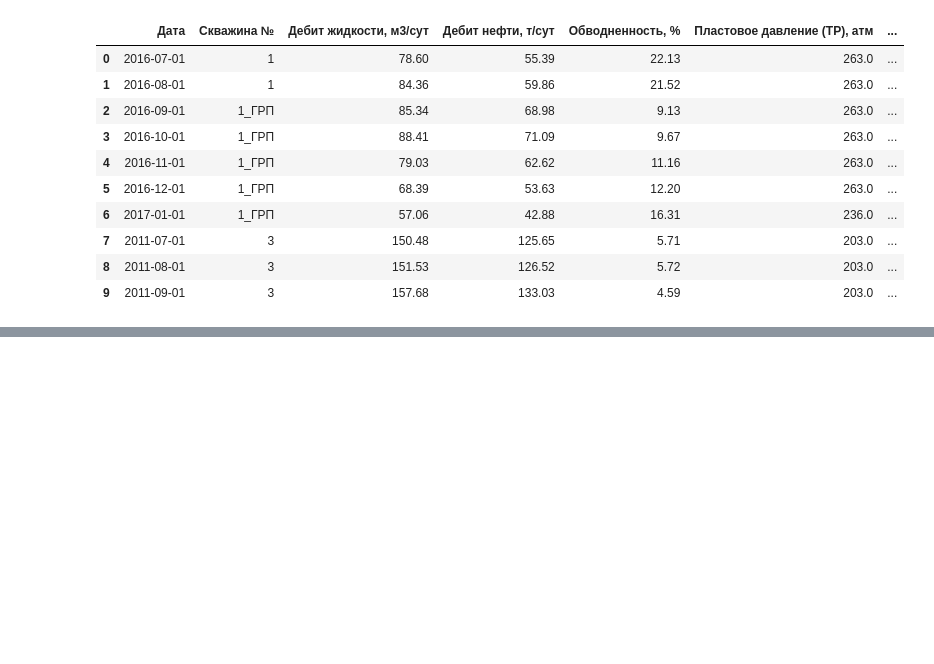
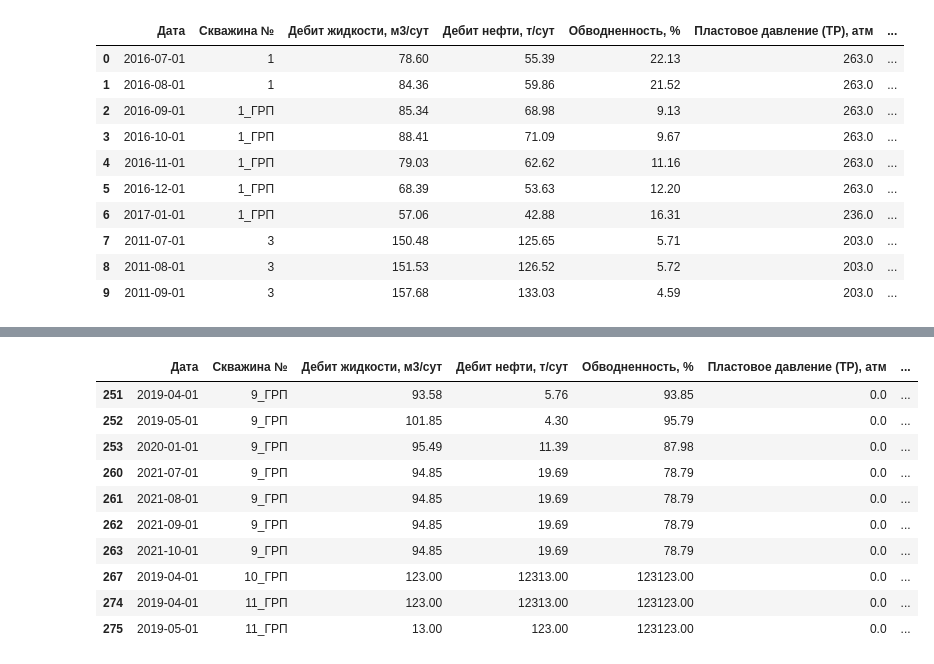
Before and after one commit to lybmvvs/gazpromapp, a Jupyter notebook: app_gazprom_func.ipynb, the cells around one changed output, grey strips where cells are left out. Saved outputs shown, nothing was run; the diff lists cells and outputs as text; code cells hidden in the pictures; blank space fills up the shorter version.

```diff
--- a/app_gazprom_func.ipynb
+++ b/app_gazprom_func.ipynb
@@ -182,0 +183,19 @@ dummy
+# %%
+dummy_2 = dummy.drop(dummy[dummy['Пластовое давление (ТР), атм'] != 0].index)
+#dummy_2 = dummy_2.drop(dummy_2[dummy_2['Забойное давление (ТР), атм'] != 0].index)
+#dummy_2= dummy_2.groupby('Скважина №').agg(
+#    {'Пластовое давление (ТР), атм': lambda x:
+#     x.tolist()}
+dummy_2
+# %% [output]
+|  | Дата | Скважина № | Дебит жидкости, м3/сут | Дебит нефти, т/сут | Обводненность, % | Пластовое давление (ТР), атм | ... |
+| 251 | 2019-04-01 | 9_ГРП | 93.58 | 5.76 | 93.85 | 0.0 | ... |
+| 252 | 2019-05-01 | 9_ГРП | 101.85 | 4.30 | 95.79 | 0.0 | ... |
+| 253 | 2020-01-01 | 9_ГРП | 95.49 | 11.39 | 87.98 | 0.0 | ... |
+| 260 | 2021-07-01 | 9_ГРП | 94.85 | 19.69 | 78.79 | 0.0 | ... |
+| 261 | 2021-08-01 | 9_ГРП | 94.85 | 19.69 | 78.79 | 0.0 | ... |
+| 262 | 2021-09-01 | 9_ГРП | 94.85 | 19.69 | 78.79 | 0.0 | ... |
+| 263 | 2021-10-01 | 9_ГРП | 94.85 | 19.69 | 78.79 | 0.0 | ... |
+| 267 | 2019-04-01 | 10_ГРП | 123.00 | 12313.00 | 123123.00 | 0.0 | ... |
+| 274 | 2019-04-01 | 11_ГРП | 123.00 | 12313.00 | 123123.00 | 0.0 | ... |
+| 275 | 2019-05-01 | 11_ГРП | 13.00 | 123.00 | 123123.00 | 0.0 | ... |
```
Also changed, not shown: parts of 6 cells of this notebook, 3 other files.
